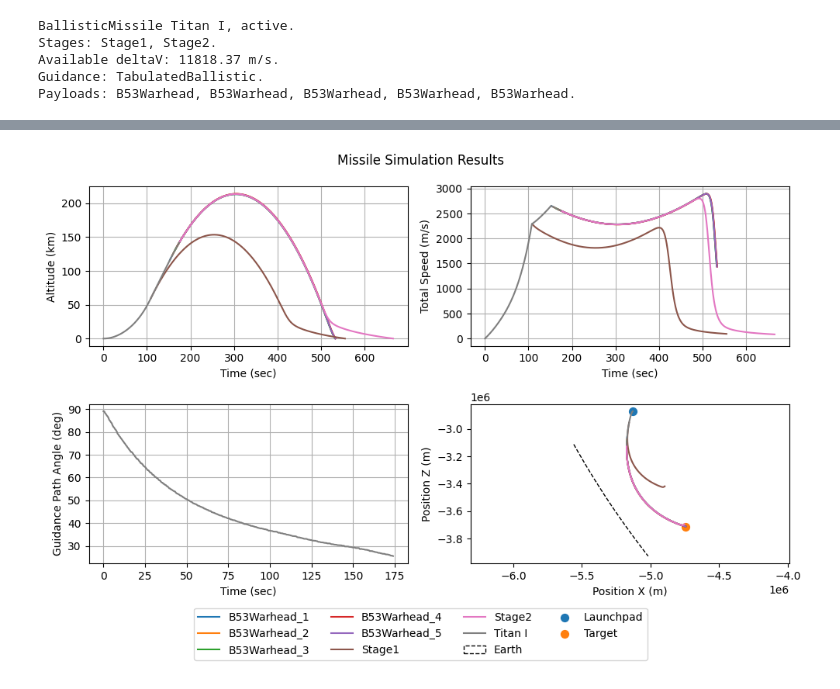
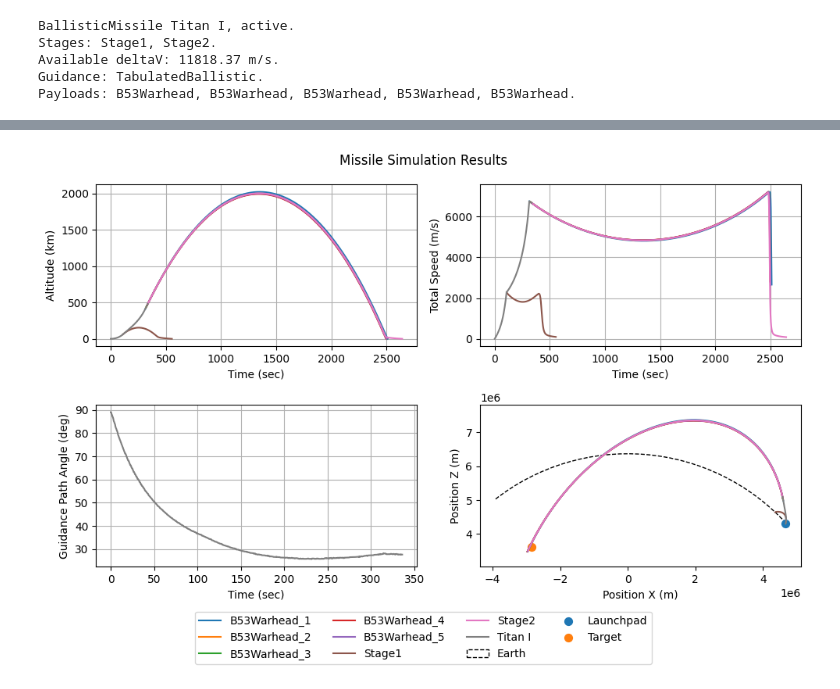
Before and after one commit to Sylvain-Rama/MAD, a Jupyter notebook: notebooks/tests_missiles.ipynb, the cells around one changed output, grey strips where cells are left out. Saved outputs shown, nothing was run; the diff lists cells and outputs as text; code cells hidden in the pictures.

```diff
--- a/notebooks/tests_missiles.ipynb
+++ b/notebooks/tests_missiles.ipynb
@@ -20,7 +21,7 @@ logger = SourceLogger()
 # %%
 EARTH_SETTINGS["position"] = [0.0, 0.0]
 
-launchsite_target_distance_km = 1000
+launchsite_target_distance_km = 10_000
 earth = Planet(PlanetConfig(**EARTH_SETTINGS))
 launchpad = earth.random_point_at_surface(name="Launchpad", altitude=10, dims=3)
 target = earth.point_at_distance(launchpad, distance_km=launchsite_target_distance_km, name="Target", dims=3)
@@ -93,35 +94,35 @@ fig, ax = plt.subplots(ncols=2, nrows=2, figsize=(10, 6))
 ax = ax.ravel()
 
 sns.lineplot(data=df, x="time", y="altitude_km", hue="name", ax=ax[0])
 sns.lineplot(data=df, x="time", y="speed", hue="name", ax=ax[1])
 sns.lineplot(data=df, x="time", y="gamma_deg", hue="name", ax=ax[2])
 sns.lineplot(data=df, x="posx", y="posz", hue="name", ax=ax[3], sort=False, errorbar=None)
 
 ax[0].set_xlabel("Time (sec)")
 ax[0].set_ylabel("Altitude (km)")
 
 ax[1].set_xlabel("Time (sec)")
 ax[1].set_ylabel("Total Speed (m/s)")
 
 ax[2].set_xlabel("Time (sec)")
 ax[2].set_ylabel("Guidance Path Angle (deg)")
 
-earth.plot_2D_with_points(points = [launchpad, target], ax=ax[3], display="arc")
+plot_2D_planet_with_points(earth, points = [launchpad, target], ax=ax[3], display="arc")
 ax[3].set_xlabel("Position X (m)")
 ax[3].set_ylabel("Position Z (m)")
 ax[3].set_aspect("equal", adjustable="datalim")
 
 for a in ax:
     a.grid()
     a.legend()
     handles, labels = a.get_legend_handles_labels()
     a.legend().remove()
 
 fig.suptitle("Missile Simulation Results")
 fig.legend(handles, labels, loc="lower center", ncol=4, bbox_to_anchor=(0.5, -0.12))
 fig.tight_layout(pad=1.2)
 # %% [output]
-[figure, old version]
+[figure, new version]
 # %%
 
 u, v = np.mgrid[0:2*np.pi:60j, 0:np.pi:30j]
```
Also changed, not shown: parts of 2 cells of this notebook, 2 other files.
